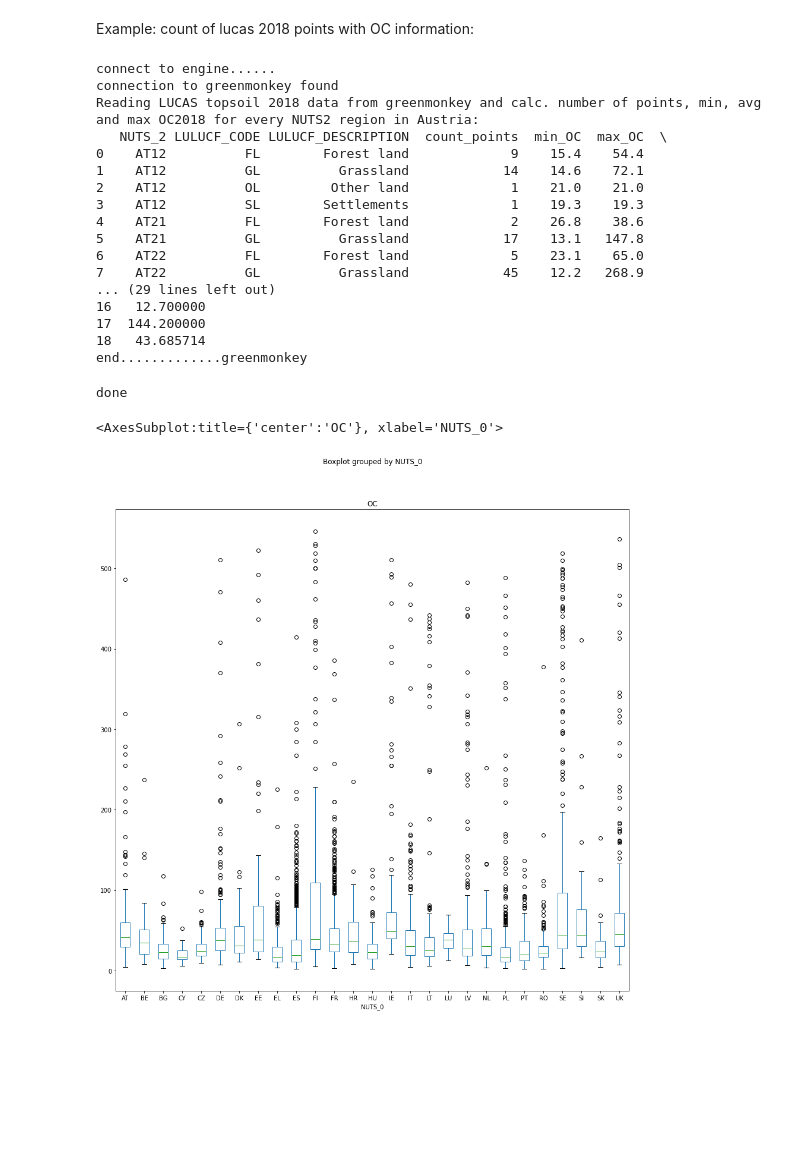
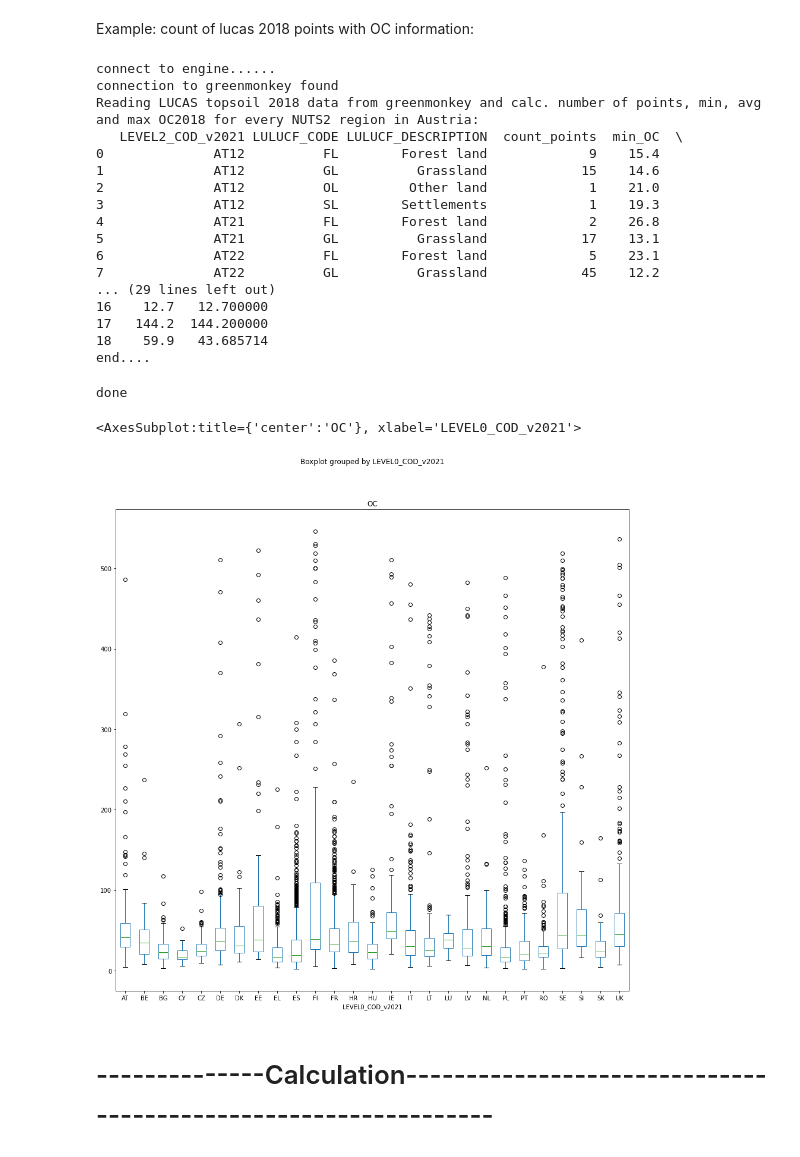
Before and after one commit to MarvinMosel/ETC_DI, a Jupyter notebook: notebooks/f04_carbon/lucas/Soil_organic_carbon.ipynb, the cells around one changed output. Drawn from its saved outputs; the diff is of its cells as text; code cells hidden in the pictures; blank space fills up the shorter version.

```diff
--- a/notebooks/f04_carbon/lucas/Soil_organic_carbon.ipynb
+++ b/notebooks/f04_carbon/lucas/Soil_organic_carbon.ipynb
@@ -109,18 +109,18 @@ print ("connection to greenmonkey found")
 print ("Reading LUCAS topsoil 2018 data from greenmonkey and calc. number of points, min, avg and max OC2018 for every NUTS2 region in Austria:")
 query=('''
 
-SELECT  [NUTS_2]
+SELECT  [LEVEL2_COD_v2021]
 		,[LULUCF_CODE]
 		,[LULUCF_DESCRIPTION]
 		,count([POINTID]) as count_points
 		,min([OC]) as min_OC
 		,max([OC]) as max_OC
 		,avg([OC]) as min_OC
-  FROM [Carbon_Mapping].[lucas].[lucas_topsoil_2018]
-  join [LUT].[LUCAS_landcover_into_LULUCF_classification] on [LUCAS_landcover_into_LULUCF_classification].[LUCAS Level2] = [lucas_topsoil_2018].LC
-  where left(NUTS_2,2)='AT'
+  FROM [Carbon_Mapping].[lucas].[lucas_topsoil_2018_v2021]
+  join [LUT].[LUCAS_landcover_into_LULUCF_classification] on [LUCAS_landcover_into_LULUCF_classification].[LUCAS Level2] = [lucas_topsoil_2018_v2021].LC
+  where left(LEVEL2_COD_v2021,2)='AT'
   group by
-  [NUTS_2], [LULUCF_CODE] ,[LULUCF_DESCRIPTION] order by [NUTS_2], [LULUCF_DESCRIPTION]
+  [LEVEL2_COD_v2021], [LULUCF_CODE] ,[LULUCF_DESCRIPTION] order by [LEVEL2_COD_v2021], [LULUCF_DESCRIPTION]
 ''')
 df_oc2018_nuts2_stat_AT = pd.read_sql(query, engine)
 print(df_oc2018_nuts2_stat_AT.head(26))
@@ -131,24 +131,23 @@ print ("end....")
 connect to engine......
 connection to greenmonkey found
 Reading LUCAS topsoil 2018 data from greenmonkey and calc. number of points, min, avg and max OC2018 for every NUTS2 region in Austria:
-   NUTS_2 LULUCF_CODE LULUCF_DESCRIPTION  count_points  min_OC  max_OC  \
-0    AT12          FL        Forest land             9    15.4    54.4
-1    AT12          GL          Grassland            14    14.6    72.1
-2    AT12          OL         Other land             1    21.0    21.0
-3    AT12          SL        Settlements             1    19.3    19.3
-4    AT21          FL        Forest land             2    26.8    38.6
-5    AT21          GL          Grassland            17    13.1   147.8
-6    AT22          FL        Forest land             5    23.1    65.0
-7    AT22          GL          Grassland            45    12.2   268.9
+   LEVEL2_COD_v2021 LULUCF_CODE LULUCF_DESCRIPTION  count_points  min_OC  \
+0              AT12          FL        Forest land             9    15.4
+1              AT12          GL          Grassland            15    14.6
+2              AT12          OL         Other land             1    21.0
+3              AT12          SL        Settlements             1    19.3
+4              AT21          FL        Forest land             2    26.8
+5              AT21          GL          Grassland            17    13.1
+6              AT22          FL        Forest land             5    23.1
+7              AT22          GL          Grassland            45    12.2
 ... (29 lines left out)
-16   12.700000
-17  144.200000
-18   43.685714
-end.............greenmonkey
+16    12.7   12.700000
+17   144.2  144.200000
+18    59.9   43.685714
+end....
 # %%
 ## Importing data from MS-SQL into pyhton:
 query=('''
-
 SELECT  [POINTID]
       ,[Depth]
       ,[pH_CaCl2]
@@ -163,10 +162,6 @@ SELECT  [POINTID]
       ,[CaCO3 (20-30 cm)]
       ,[Ox_Al]
       ,[Ox_Fe]
-      ,[NUTS_0]
-      ,[NUTS_1]
-      ,[NUTS_2]
-      ,[NUTS_3]
       ,[SURVEY_DATE]
       ,[LC]
       ,[LU]
@@ -176,10 +171,20 @@ SELECT  [POINTID]
       ,[TH_LONG]
       ,[TH_LAT]
       ,[Elev]
+      ,[LEVEL0_COD_v2021]
+      ,[LEVEL1_COD_v2021]
+      ,[LEVEL2_COD_v2021]
+      ,[LEVEL3_COD_v2021]
+      ,[LEVEL0_NAM]
+      ,[LEVEL1_NAM]
+      ,[LEVEL2_NAM]
+      ,[LEVEL3_NAM]
+      ,[TAA]
+      ,[NUTS_EU]
 		,[LULUCF_CODE]
 		,[LULUCF_DESCRIPTION]
-  FROM [Carbon_Mapping].[lucas].[lucas_topsoil_2018]
-  join [LUT].[LUCAS_landcover_into_LULUCF_classification] on [LUCAS_landcover_into_LULUCF_classification].[LUCAS Level2] = [lucas_topsoil_2018].LC
+  FROM [Carbon_Mapping].[lucas].lucas_topsoil_2018_v2021
+  join [LUT].[LUCAS_landcover_into_LULUCF_classification] on [LUCAS_landcover_into_LULUCF_classification].[LUCAS Level2] = lucas_topsoil_2018_v2021.LC
 
 
 ''')
@@ -191,10 +196,12 @@ done
 # %%
 ## Box plot OC- statistics by nuts2
 df_oc2018_nuts2.head()
 
-df_oc2018_nuts2.boxplot(by ='NUTS_0', column =['OC'], grid = False, figsize=(15, 15))
+df_oc2018_nuts2.boxplot(by ='LEVEL0_COD_v2021', column =['OC'], grid = False, figsize=(15, 15))
 
 #df_oc2018_nuts2.boxplot(by ='NUTS_2', column =['OC'], grid = FALSE)
 # %% [output]
-<AxesSubplot:title={'center':'OC'}, xlabel='NUTS_0'>
+<AxesSubplot:title={'center':'OC'}, xlabel='LEVEL0_COD_v2021'>
-[figure, old version]
+[figure, new version]
+# %% [markdown]
+# --------------Calculation---------------------------------------------------------------
```
Also changed, not shown: parts of 17 cells of this notebook.
